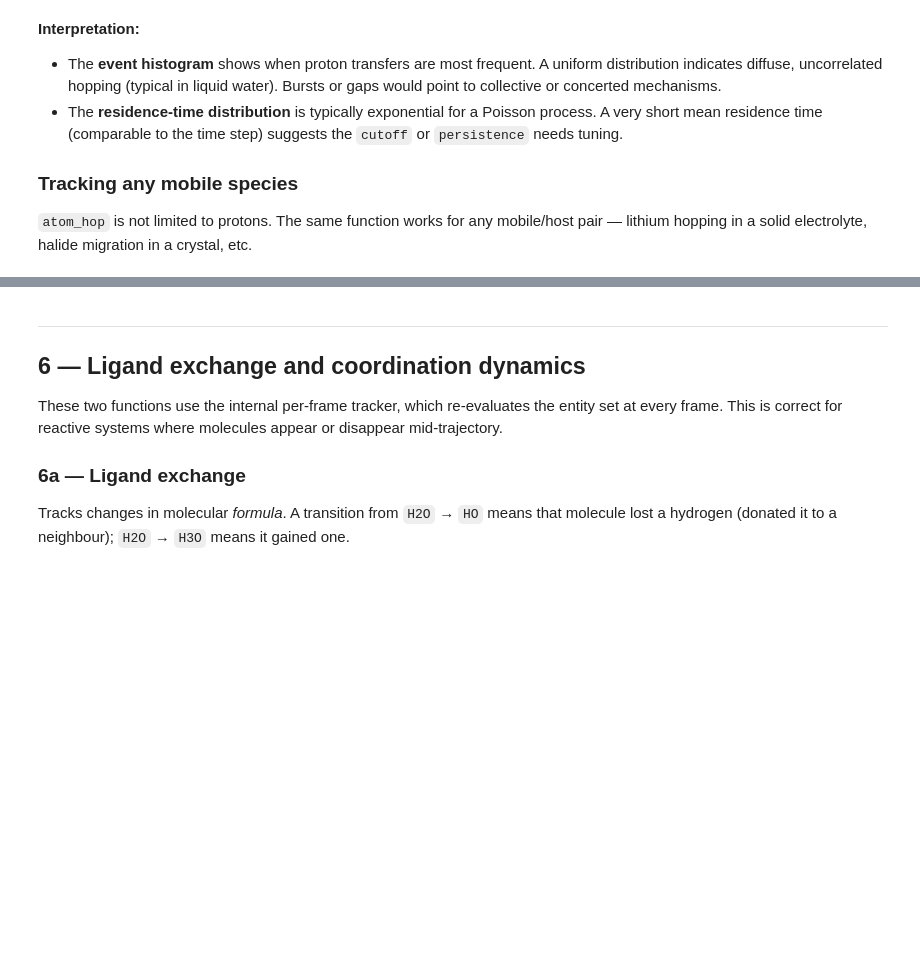
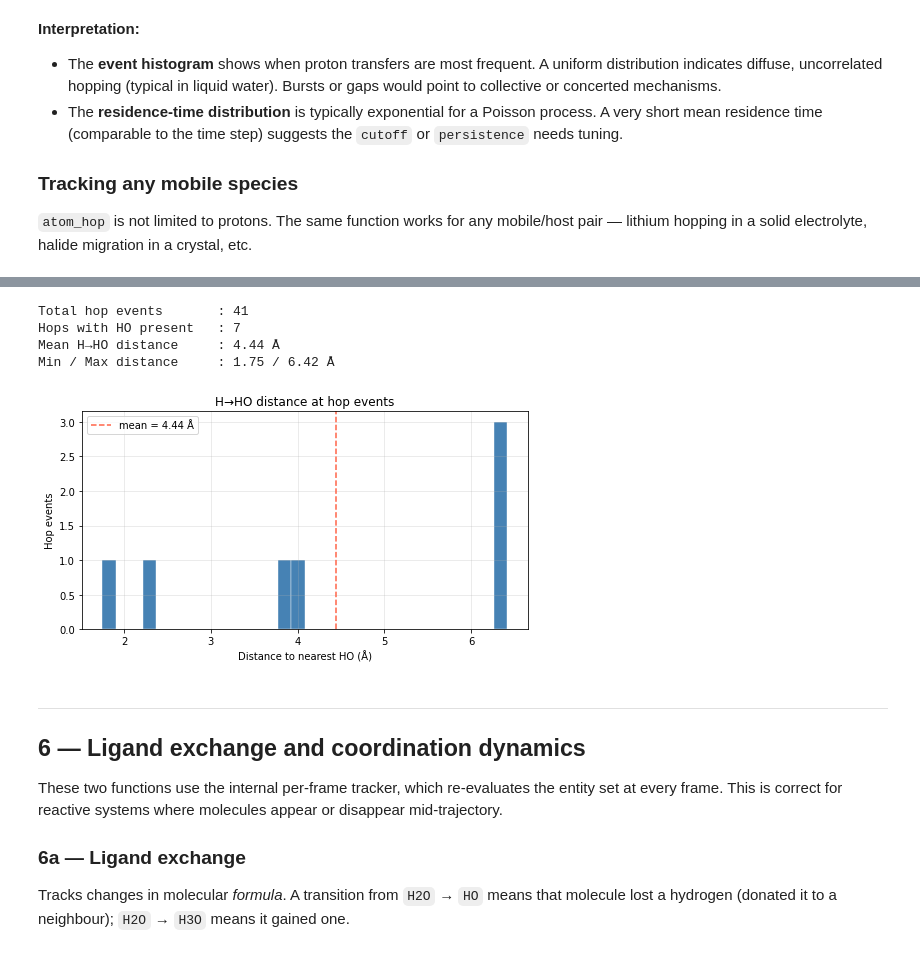
Before and after one commit to viktorsvahn/chempiler, a Jupyter notebook: chempiler_demo.ipynb, the cells around one changed output, grey strips where cells are left out. Saved outputs shown, nothing was run; the diff lists cells and outputs as text; code cells hidden in the pictures; blank space fills up the shorter version.

```diff
--- a/chempiler_demo.ipynb
+++ b/chempiler_demo.ipynb
@@ -332,3 +466,32 @@ print("Returns the same dict: {'transitions', 'n_transitions', 'residence_times'
+# %%
+from chempiler.state_engine import hop_species_distances
+
+d = traj.hop_species_distances(result, formula="HO", reference="H")
+
+print(f"Total hop events       : {d['n_hops_total']}")
+print(f"Hops with HO present   : {d['n_measured']}")
+print(f"Mean H→HO distance     : {d['mean']:.2f} Å")
+
+if d['n_measured'] > 0:
+    print(f"Min / Max distance     : {d['distances'].min():.2f} / {d['distances'].max():.2f} Å")
+
+    fig, ax = plt.subplots(figsize=(7, 4))
+    ax.hist(d['distances'], bins=30, color='steelblue', edgecolor='white', lw=0.4)
+    ax.axvline(d['mean'], color='tomato', lw=1.5, ls='--', label=f"mean = {d['mean']:.2f} Å")
+    ax.set_xlabel('Distance to nearest HO (Å)')
+    ax.set_ylabel('Hop events')
+    ax.set_title('H→HO distance at hop events')
+    ax.legend()
+    plt.tight_layout()
+    plt.show()
+else:
+    print("No hop events coincided with an HO molecule being present.")
+# %% [output]
+Total hop events       : 41
+Hops with HO present   : 7
+Mean H→HO distance     : 4.44 Å
+Min / Max distance     : 1.75 / 6.42 Å
+[figure, added]
 # %% [markdown]
 ---
 ## 6 — Ligand exchange and coordination dynamics
```
Also changed, not shown: parts of 22 cells of this notebook.
